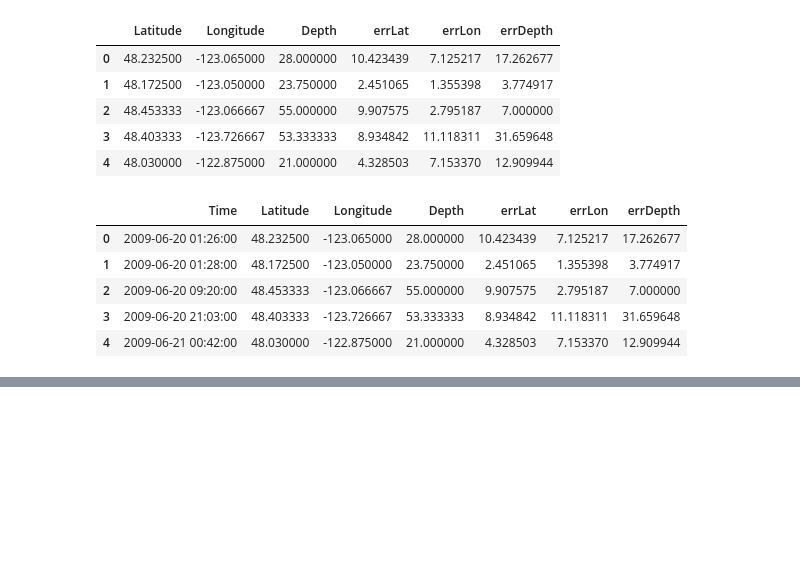
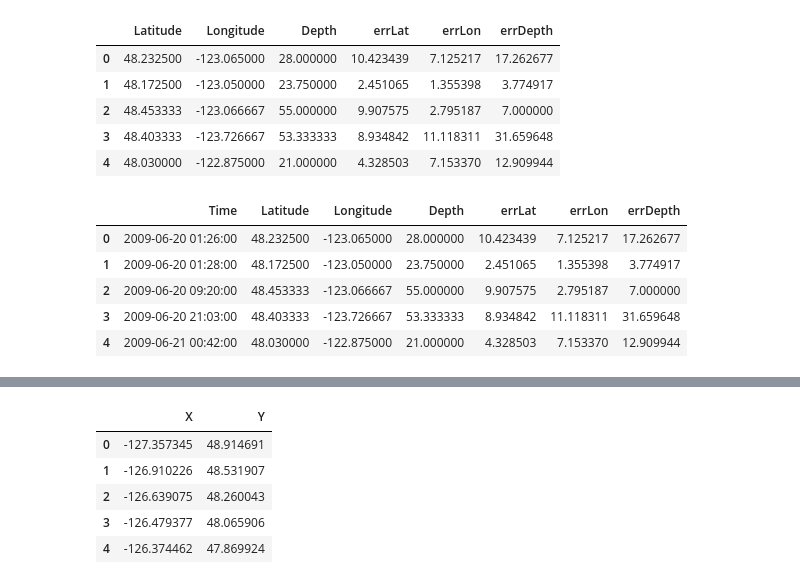
Before and after one commit to geohackweek/ghw2018_tremorviz, a Jupyter notebook: notebooks/Erik_testing.ipynb, the cells around one changed output, grey strips where cells are left out. Cells and saved outputs as stored; diff of their text form; code cells hidden in the pictures; blank space fills up the shorter version.

```diff
--- a/notebooks/Erik_testing.ipynb
+++ b/notebooks/Erik_testing.ipynb
@@ -47,0 +62,10 @@ timed_tremors.to_pickle("reducedDF.pkl")
+# %%
+test3 = test2.drop(['Depth_km'], axis=1)
+test3.head()
+# %% [output]
+|  | X | Y |
+| 0 | -127.357345 | 48.914691 |
+| 1 | -126.910226 | 48.531907 |
+| 2 | -126.639075 | 48.260043 |
+| 3 | -126.479377 | 48.065906 |
+| 4 | -126.374462 | 47.869924 |
```
Also changed, not shown: parts of 6 cells of this notebook, 1 other file.
